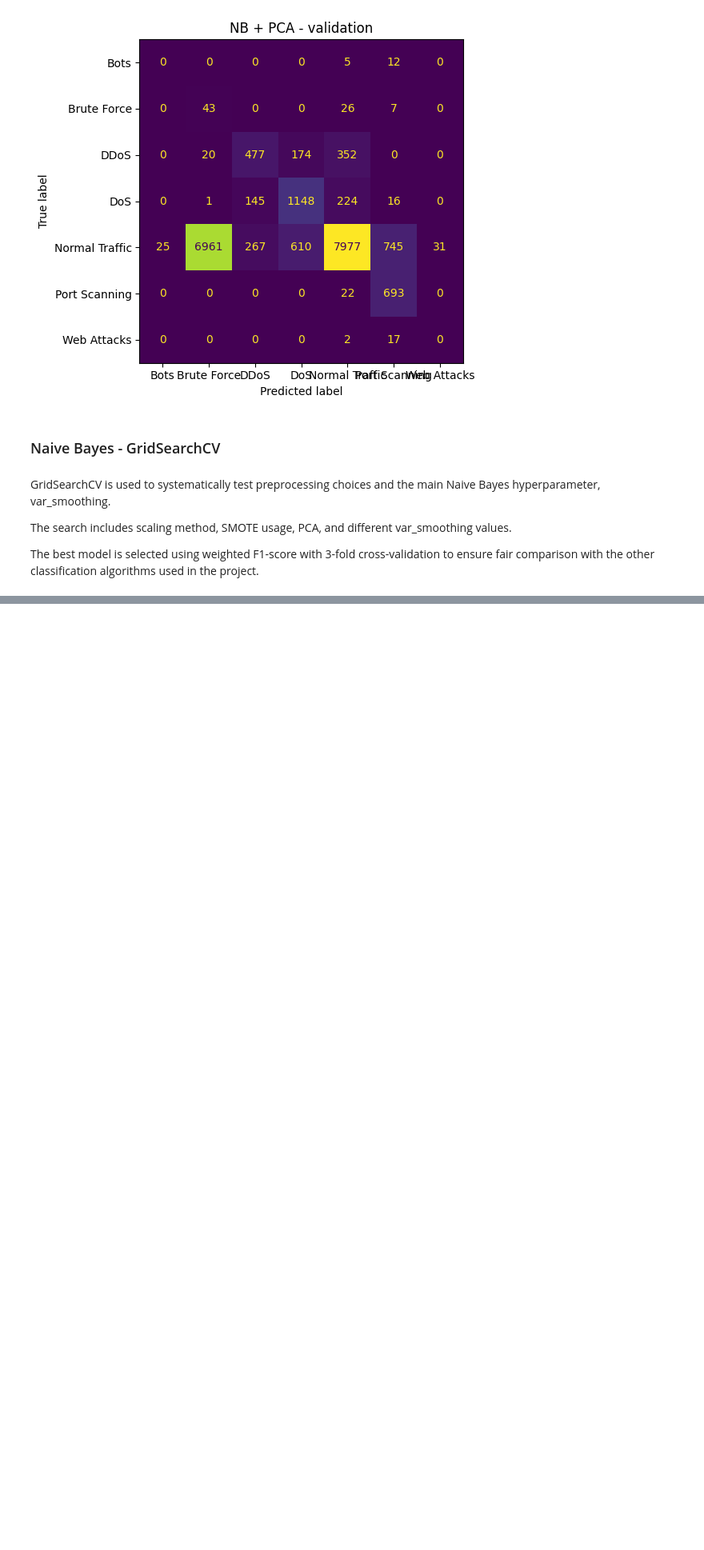
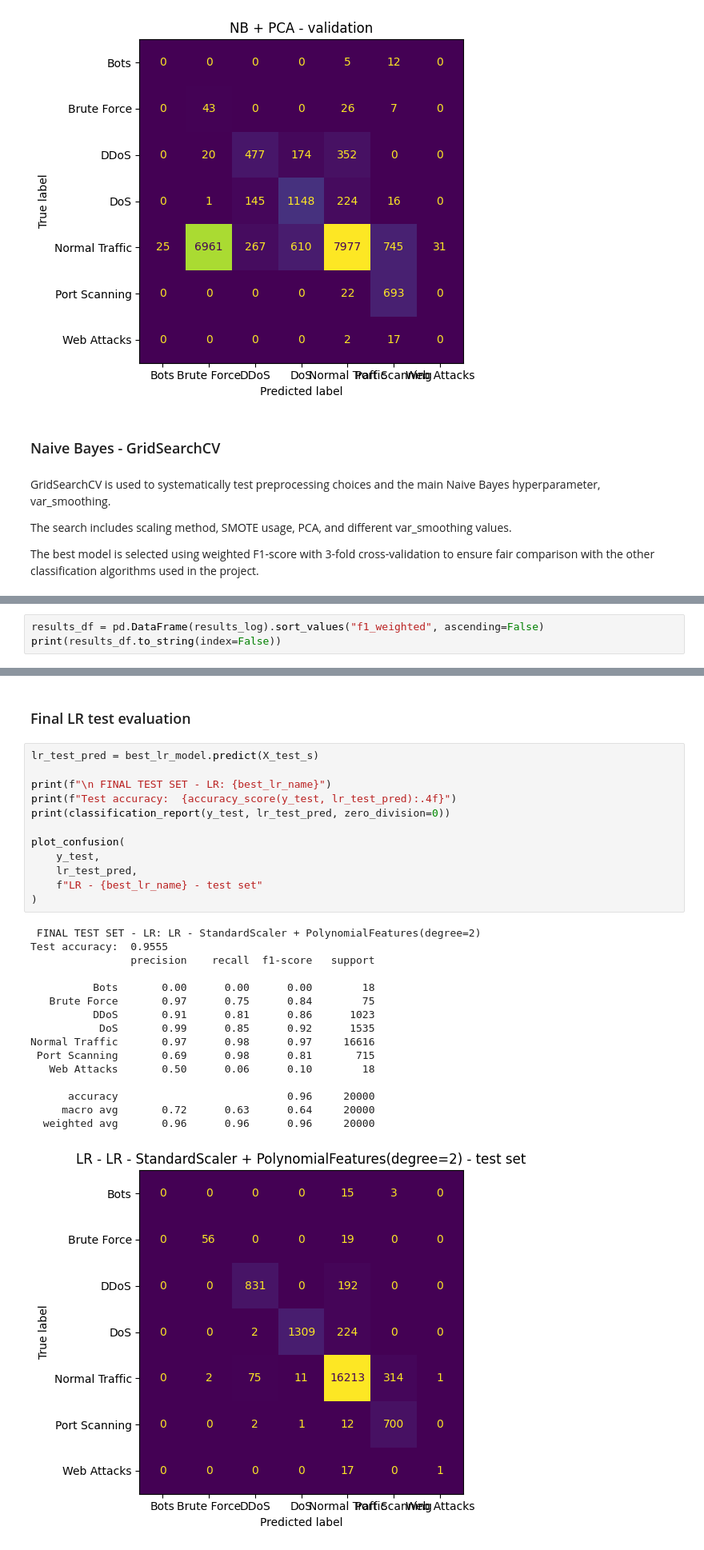
Before and after one commit to Kelz09/cicids2017-classification, a Jupyter notebook: training/LR_NB_Topi.ipynb, the cells around one changed output, grey strips where cells are left out. Shown at 80% size. Cells and saved outputs as stored; diff of their text form; blank space fills up the shorter version.

```diff
--- a/training/LR_NB_Topi.ipynb
+++ b/training/LR_NB_Topi.ipynb
@@ -633,0 +690,3 @@ Best NB params: {'classifier__var_smoothing': 1e-09, 'dimred': PCA(n_components=
+# %%
+results_df = pd.DataFrame(results_log).sort_values("f1_weighted", ascending=False)
+print(results_df.to_string(index=False))
@@ -633,0 +753,31 @@ Best NB params: {'classifier__var_smoothing': 1e-09, 'dimred': PCA(n_components=
+# %% [markdown]
+### Final LR test evaluation
+# %%
+lr_test_pred = best_lr_model.predict(X_test_s)
+
+print(f"\n FINAL TEST SET - LR: {best_lr_name}")
+print(f"Test accuracy:  {accuracy_score(y_test, lr_test_pred):.4f}")
+print(classification_report(y_test, lr_test_pred, zero_division=0))
+
+plot_confusion(
+    y_test,
+    lr_test_pred,
+    f"LR - {best_lr_name} - test set"
+)
+# %% [output]
+ FINAL TEST SET - LR: LR - StandardScaler + PolynomialFeatures(degree=2)
+Test accuracy:  0.9555
+                precision    recall  f1-score   support
+
+          Bots       0.00      0.00      0.00        18
+   Brute Force       0.97      0.75      0.84        75
+          DDoS       0.91      0.81      0.86      1023
+           DoS       0.99      0.85      0.92      1535
+Normal Traffic       0.97      0.98      0.97     16616
+ Port Scanning       0.69      0.98      0.81       715
+   Web Attacks       0.50      0.06      0.10        18
+
+      accuracy                           0.96     20000
+     macro avg       0.72      0.63      0.64     20000
+  weighted avg       0.96      0.96      0.96     20000
+[figure, added]
```
Also changed, not shown: parts of 22 cells of this notebook.
